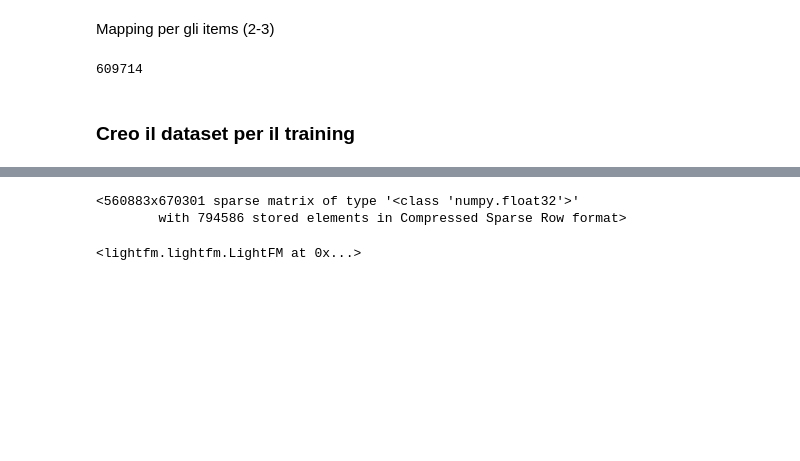
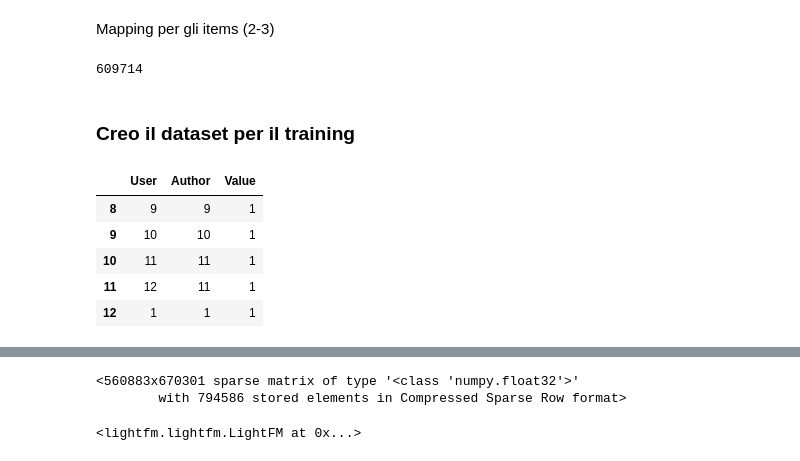
Before and after one commit to andreafiandro/recsys2020, a Jupyter notebook: Notebook/Matrix factorization .ipynb, the cells around one changed output, grey strips where cells are left out. Cells and saved outputs as stored; diff of their text form; code cells hidden in the pictures; blank space fills up the shorter version.

```diff
--- a/Notebook/Matrix factorization .ipynb
+++ b/Notebook/Matrix factorization .ipynb
@@ -157,3 +157,16 @@ len(dataset_builder.mapping()[2])
 609714
 # %% [markdown]
 ### Creo il dataset per il training
+# %%
+df = pd.DataFrame()
+df['User'] = [1,2,3,4,5,6,7,8, 9, 10, 11, 12,1]
+df['Author'] = [1,2,3,4,5,6,7,8, 9, 10, 11, 11,1]
+df['Value'] = 1
+df.tail()
+# %% [output]
+|  | User | Author | Value |
+| 8 | 9 | 9 | 1 |
+| 9 | 10 | 10 | 1 |
+| 10 | 11 | 11 | 1 |
+| 11 | 12 | 11 | 1 |
+| 12 | 1 | 1 | 1 |
```
Also changed, not shown: parts of 11 cells of this notebook, 3 other files.
